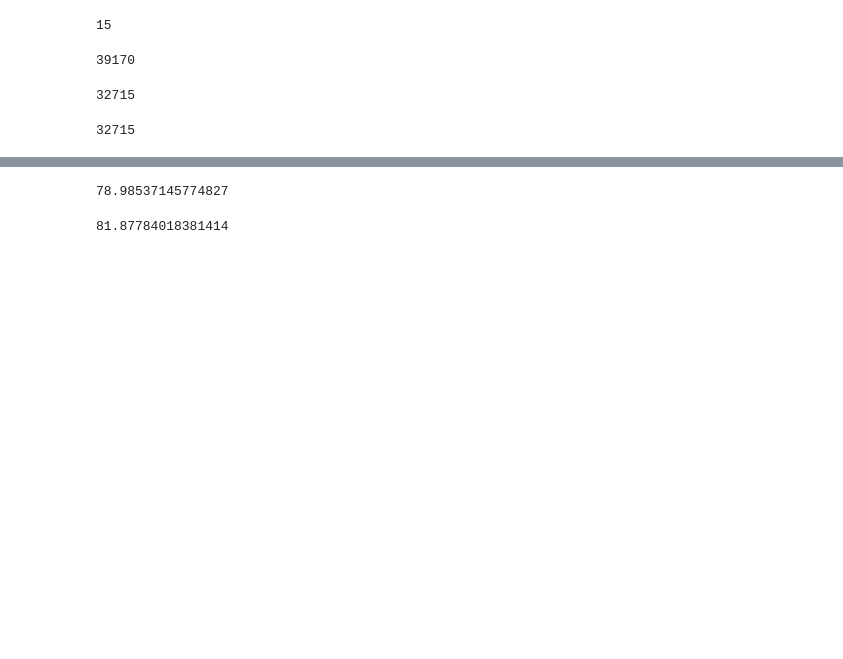
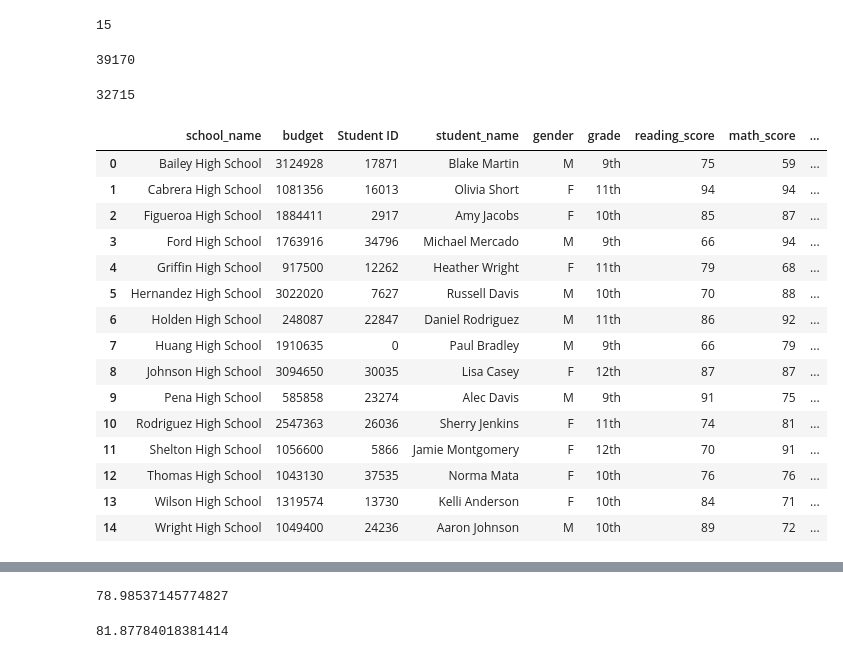
Before and after one commit to GGVittoria/pandas-challenge-original, a Jupyter notebook: PyCitySchools/PyCitySchools_JV.ipynb, the cells around one changed output, grey strips where cells are left out. Saved outputs shown, nothing was run; the diff lists cells and outputs as text; code cells hidden in the pictures; blank space fills up the shorter version.

```diff
--- a/PyCitySchools/PyCitySchools_JV.ipynb
+++ b/PyCitySchools/PyCitySchools_JV.ipynb
@@ -60,7 +73,22 @@ school_data_complete.student_name.nunique()
 # %% [output]
 32715
-# %%
-# Calculate the total number of unique student names
-school_data_complete["student_name"].nunique()
-# %% [output]
-32715
+# %%
+school_group = school_data_complete.groupby(by=["school_name","budget"], as_index=False).first()
+school_group
+# %% [output]
+|  | school_name | budget | Student ID | student_name | gender | grade | reading_score | math_score | ... |
+| 0 | Bailey High School | 3124928 | 17871 | Blake Martin | M | 9th | 75 | 59 | ... |
+| 1 | Cabrera High School | 1081356 | 16013 | Olivia Short | F | 11th | 94 | 94 | ... |
+| 2 | Figueroa High School | 1884411 | 2917 | Amy Jacobs | F | 10th | 85 | 87 | ... |
+| 3 | Ford High School | 1763916 | 34796 | Michael Mercado | M | 9th | 66 | 94 | ... |
+| 4 | Griffin High School | 917500 | 12262 | Heather Wright | F | 11th | 79 | 68 | ... |
+| 5 | Hernandez High School | 3022020 | 7627 | Russell Davis | M | 10th | 70 | 88 | ... |
+| 6 | Holden High School | 248087 | 22847 | Daniel Rodriguez | M | 11th | 86 | 92 | ... |
+| 7 | Huang High School | 1910635 | 0 | Paul Bradley | M | 9th | 66 | 79 | ... |
+| 8 | Johnson High School | 3094650 | 30035 | Lisa Casey | F | 12th | 87 | 87 | ... |
+| 9 | Pena High School | 585858 | 23274 | Alec Davis | M | 9th | 91 | 75 | ... |
+| 10 | Rodriguez High School | 2547363 | 26036 | Sherry Jenkins | F | 11th | 74 | 81 | ... |
+| 11 | Shelton High School | 1056600 | 5866 | Jamie Montgomery | F | 12th | 70 | 91 | ... |
+| 12 | Thomas High School | 1043130 | 37535 | Norma Mata | F | 10th | 76 | 76 | ... |
+| 13 | Wilson High School | 1319574 | 13730 | Kelli Anderson | F | 10th | 84 | 71 | ... |
+| 14 | Wright High School | 1049400 | 24236 | Aaron Johnson | M | 10th | 89 | 72 | ... |
```
Also changed, not shown: parts of 17 cells of this notebook.
